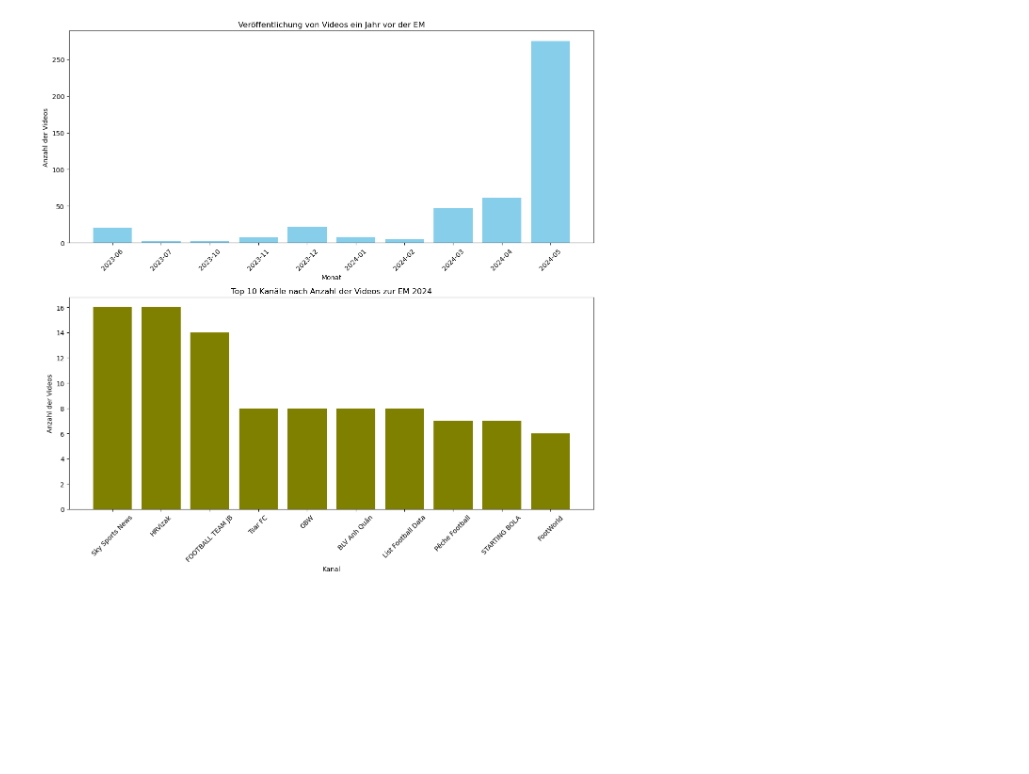
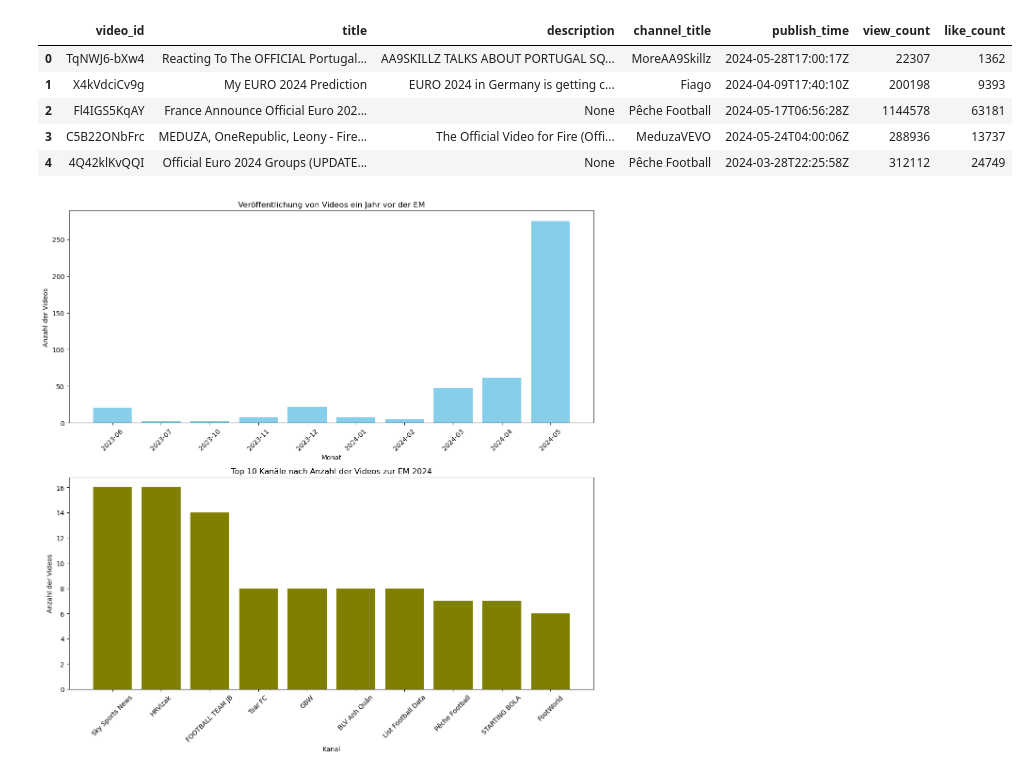
Before and after one commit to xIves/euro_2024_trends, a Jupyter notebook: youtubeapi_euro_trends.ipynb, the cells around one changed output. Cells and saved outputs as stored; diff of their text form; code cells hidden in the pictures; blank space fills up the shorter version.

Commit message:
added my project about youtube api

```diff
--- a/youtubeapi_euro_trends.ipynb
+++ b/youtubeapi_euro_trends.ipynb
@@ -90,2 +128,28 @@ df.to_csv('euro_2024_videos.csv', index=False)
+# %%
+import pandas as pd
+import sqlite3
+
+# Pfad zur SQLite-Datenbankdatei
+db_file_path = '/Users/sandrouhler/Scientific Programming/youtubeapi/data/euro_2024_videos.db'
+
+# Verbindung zur SQLite-Datenbank herstellen
+conn = sqlite3.connect(db_file_path)
+
+# Abfrage ausführen, um alle Zeilen der Tabelle 'videos' anzuzeigen
+query = "SELECT * FROM videos"
+df_query_result = pd.read_sql_query(query, conn)
+
+# Verbindung schließen
+conn.close()
+
+# Ergebnisse anzeigen
+df_query_result.head()  # Zeigt die ersten 5 Zeilen der Tabelle an
+# %% [output]
+|  | video_id | title | description | channel_title | publish_time | view_count | like_count |
+| 0 | TqNWJ6-bXw4 | Reacting To The OFFICIAL Portugal... | AA9SKILLZ TALKS ABOUT PORTUGAL SQ... | MoreAA9Skillz | 2024-05-28T17:00:17Z | 22307 | 1362 |
+| 1 | X4kVdciCv9g | My EURO 2024 Prediction | EURO 2024 in Germany is getting c... | Fiago | 2024-04-09T17:40:10Z | 200198 | 9393 |
+| 2 | Fl4IGS5KqAY | France Announce Official Euro 202... | None | Pêche Football | 2024-05-17T06:56:28Z | 1144578 | 63181 |
+| 3 | C5B22ONbFrc | MEDUZA, OneRepublic, Leony - Fire... | The Official Video for Fire (Offi... | MeduzaVEVO | 2024-05-24T04:00:06Z | 288936 | 13737 |
+| 4 | 4Q42klKvQQI | Official Euro 2024 Groups (UPDATE... | None | Pêche Football | 2024-03-28T22:25:58Z | 312112 | 24749 |
 # %%
 import warnings
```
Also changed, not shown: parts of 3 cells of this notebook, 10 other files.
